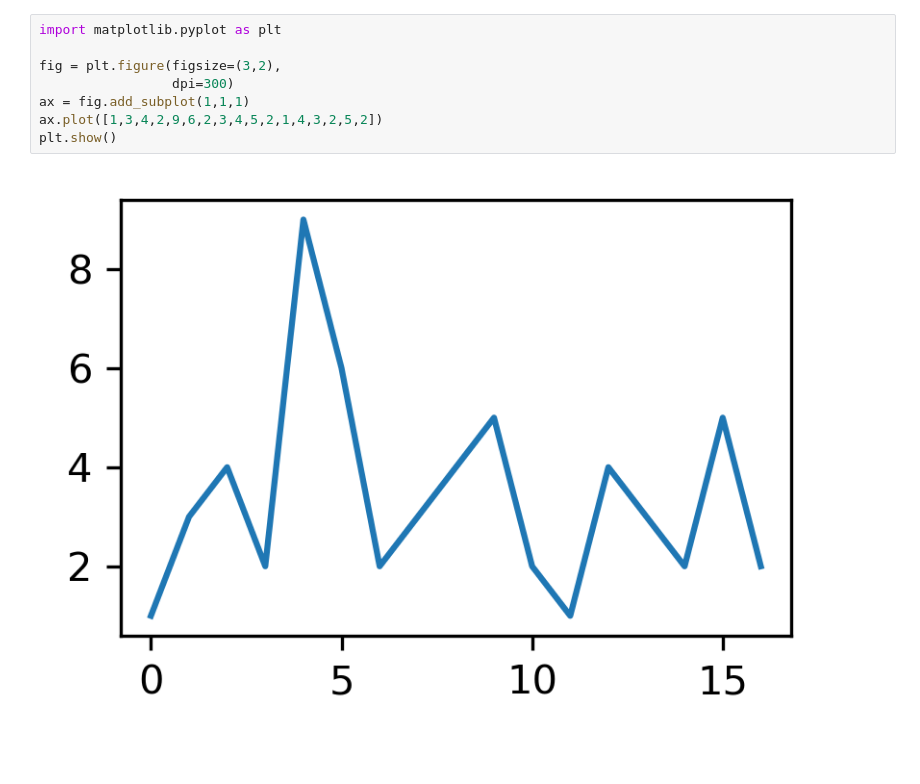
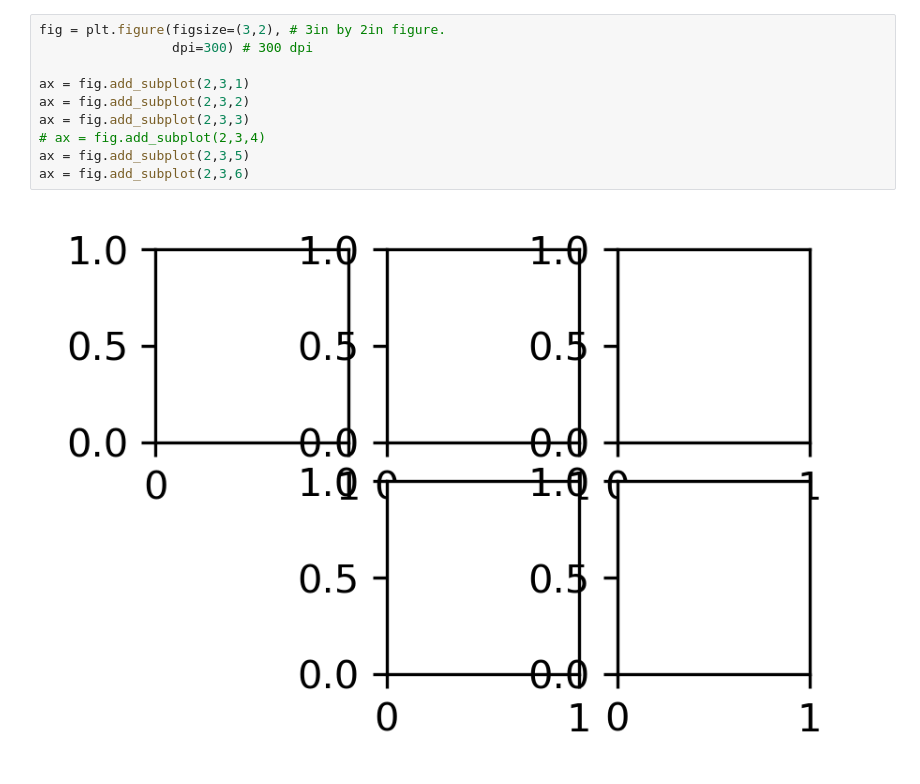
Before and after one commit to arwalkerlab/CodeSummerSchool2023, a Jupyter notebook: JupyterNotebooks/Introduction_to_Matplotlib.ipynb, the cells around one changed output. Cells and saved outputs as stored; diff of their text form.

```diff
--- a/JupyterNotebooks/Introduction_to_Matplotlib.ipynb
+++ b/JupyterNotebooks/Introduction_to_Matplotlib.ipynb
@@ -10,10 +41,12 @@ You may recall earlier discussions of "Object-Oriented Programming", where we ar
 # %%
-import matplotlib.pyplot as plt
+fig = plt.figure(figsize=(3,2), # 3in by 2in figure.
+                 dpi=300) # 300 dpi
 
-fig = plt.figure(figsize=(3,2),
-                 dpi=300)
-ax = fig.add_subplot(1,1,1)
-ax.plot([1,3,4,2,9,6,2,3,4,5,2,1,4,3,2,5,2])
-plt.show()
+ax = fig.add_subplot(2,3,1)
+ax = fig.add_subplot(2,3,2)
+ax = fig.add_subplot(2,3,3)
+# ax = fig.add_subplot(2,3,4)
+ax = fig.add_subplot(2,3,5)
+ax = fig.add_subplot(2,3,6)
 # %% [output]
-[figure, old version]
+[figure, new version]
```
Also changed, not shown: parts of 5 cells of this notebook, 10 other files.
